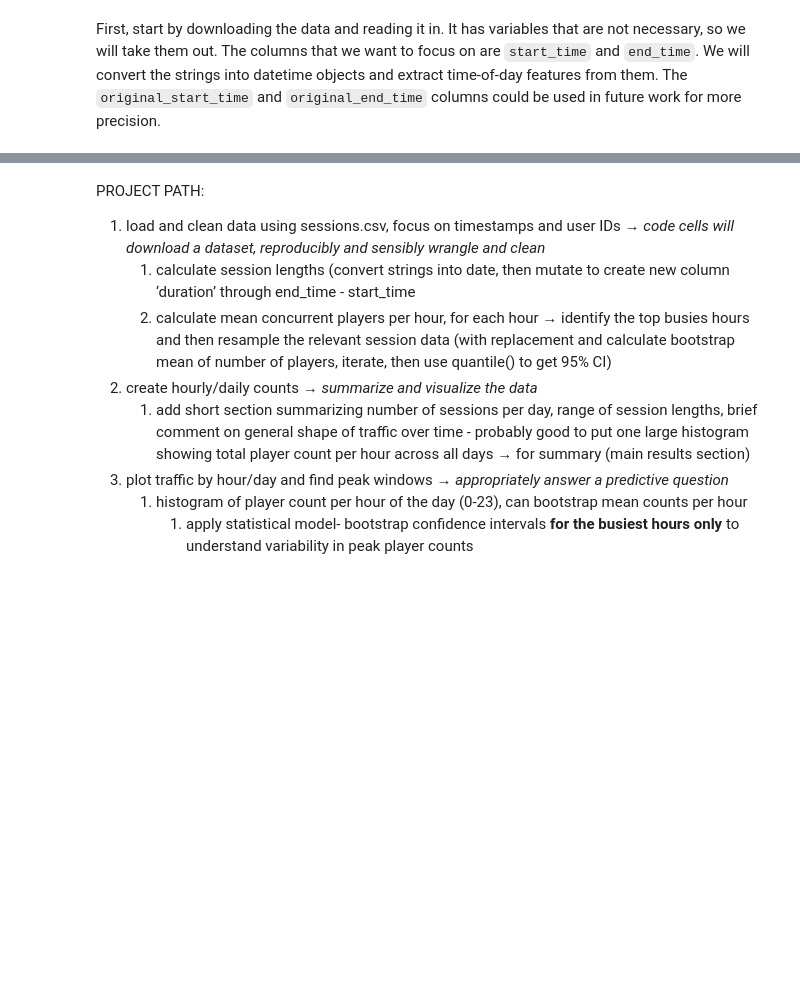
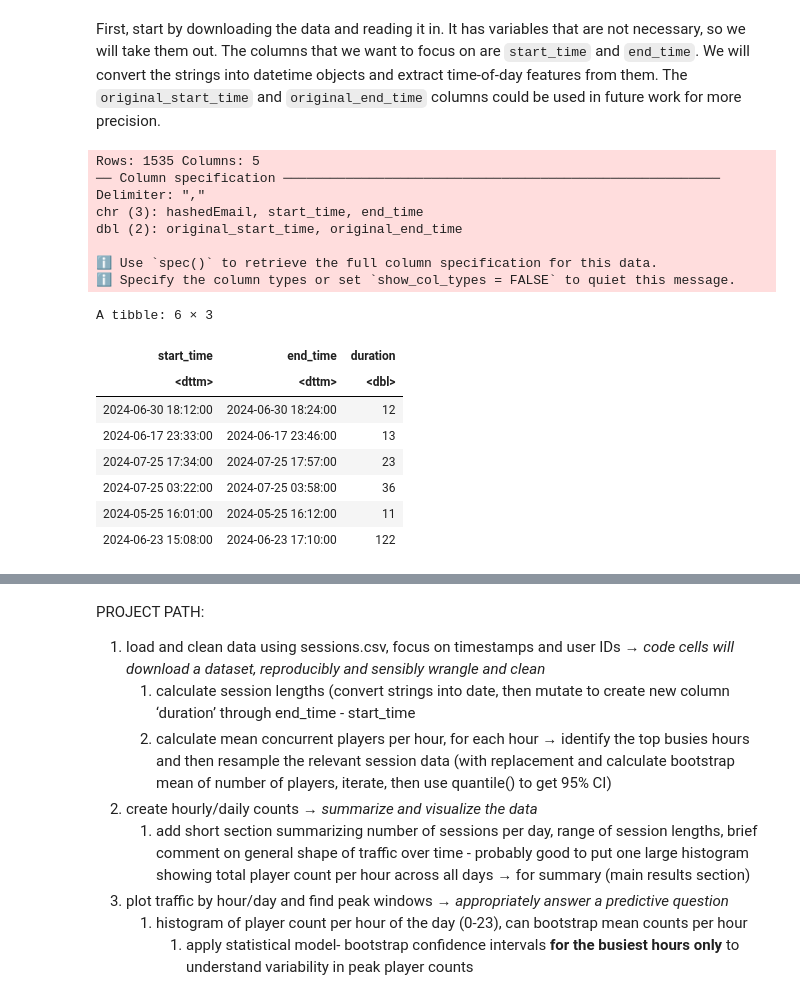
Before and after one commit to kkaitlynu/dsci-100-2025S, a Jupyter notebook: dsci_100_project.ipynb, the cells around one changed output, grey strips where cells are left out. Drawn from its saved outputs; the diff is of its cells as text; code cells hidden in the pictures; blank space fills up the shorter version.

```diff
--- a/dsci_100_project.ipynb
+++ b/dsci_100_project.ipynb
@@ -43,13 +43,31 @@ The dataset, collected via server logs, spans several months of server activity,
 First, start by downloading the data and reading it in. It has variables that are not necessary, so we will take them out. The columns that we want to focus on are `start_time` and `end_time`. We will convert the strings into datetime objects and extract time-of-day features from them. The `original_start_time` and `original_end_time` columns could be used in future work for more precision.
 # %%
 ## Read in the data and show the start of the table
-# sessions_df <- read_csv("data/sessions.csv")
+sessions_df <- read_csv("data/sessions.csv")
 
 ## Create a new column, `duration`, by converting strings and calculating the total time between start and end time
 sessions <- sessions_df |>
     clean_names() |>
     select(start_time:end_time) |>
     mutate(start_time = dmy_hm(start_time),
     end_time = dmy_hm(end_time),
     duration = as.numeric(difftime(end_time, start_time, units = "mins")))
-# head(sessions)
+head(sessions)
+# %% [output]
+Rows: 1535 Columns: 5
+── Column specification ────────────────────────────────────────────────────────
+Delimiter: ","
+chr (3): hashedEmail, start_time, end_time
+dbl (2): original_start_time, original_end_time
+
+ℹ Use `spec()` to retrieve the full column specification for this data.
+ℹ Specify the column types or set `show_col_types = FALSE` to quiet this message.
+A tibble: 6 × 3
+| start_time | end_time | duration |
+| <dttm> | <dttm> | <dbl> |
+| 2024-06-30 18:12:00 | 2024-06-30 18:24:00 | 12 |
+| 2024-06-17 23:33:00 | 2024-06-17 23:46:00 | 13 |
+| 2024-07-25 17:34:00 | 2024-07-25 17:57:00 | 23 |
+| 2024-07-25 03:22:00 | 2024-07-25 03:58:00 | 36 |
+| 2024-05-25 16:01:00 | 2024-05-25 16:12:00 | 11 |
+| 2024-06-23 15:08:00 | 2024-06-23 17:10:00 | 122 |
```
Also changed, not shown: parts of 5 cells of this notebook.
